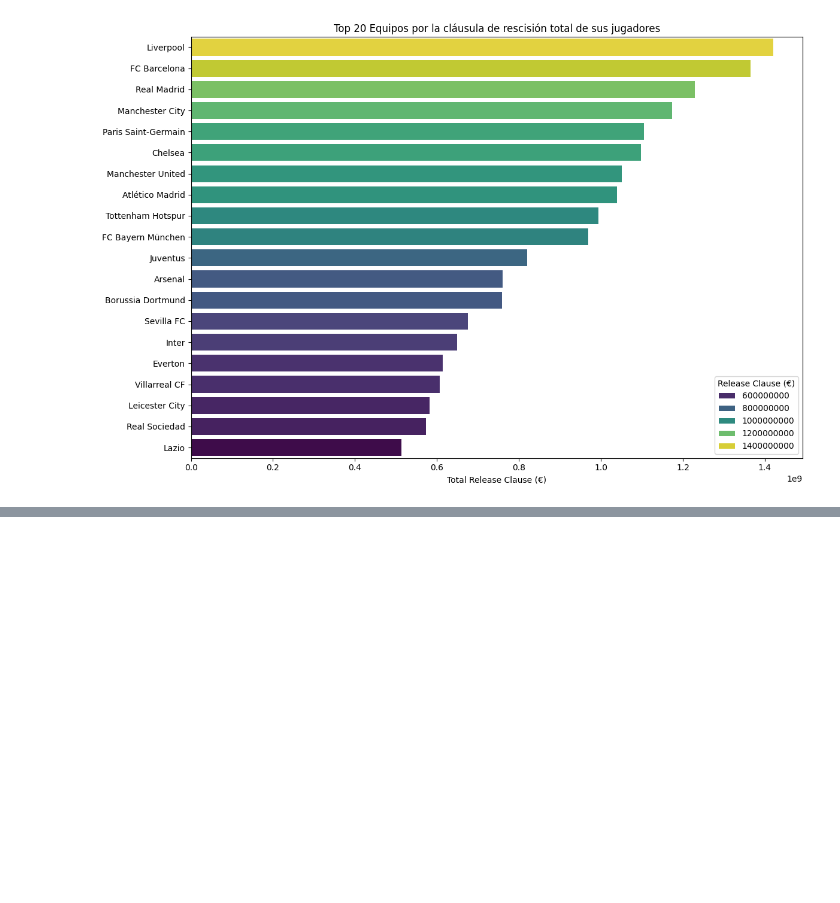
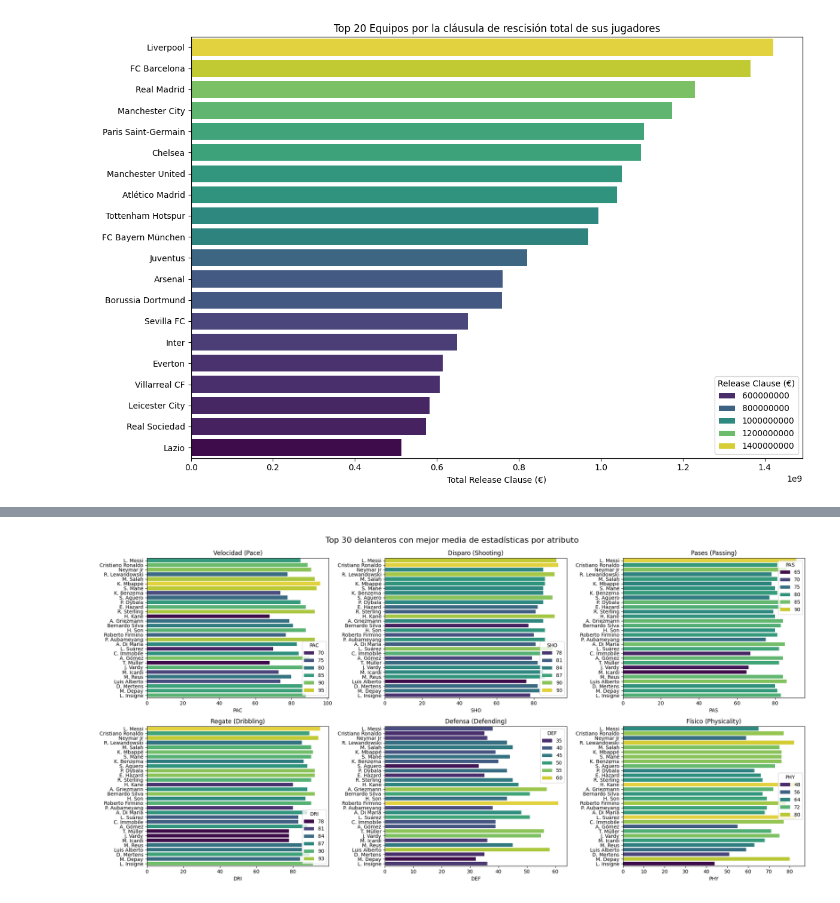
Before and after one commit to Tomaslopera/Fifa_Analysis, a Jupyter notebook: fifa21_analysis.ipynb, the cells around one changed output, grey strips where cells are left out. Saved outputs shown, nothing was run; the diff lists cells and outputs as text; code cells hidden in the pictures; blank space fills up the shorter version.

```diff
--- a/fifa21_analysis.ipynb
+++ b/fifa21_analysis.ipynb
@@ -523,0 +539,28 @@ plt.show()
+# %%
+fig, ax = plt.subplots(2, 3, figsize=(20, 10))
+
+sns.barplot(data=top30_delanteros, x='PAC', y='Name', palette='viridis', ax=ax[0, 0], hue='PAC')
+ax[0, 0].set_title('Velocidad (Pace)')
+ax[0, 0].set_ylabel('')
+sns.barplot(data=top30_delanteros, x='SHO', y='Name', palette='viridis', ax=ax[0, 1], hue='SHO')
+ax[0, 1].set_title('Disparo (Shooting)')
+ax[0, 1].set_ylabel('')
+sns.barplot(data=top30_delanteros, x='PAS', y='Name', palette='viridis', ax=ax[0, 2], hue='PAS')
+ax[0, 2].set_title('Pases (Passing)')
+ax[0, 2].set_ylabel('')
+sns.barplot(data=top30_delanteros, x='DRI', y='Name', palette='viridis', ax=ax[1, 0], hue='DRI')
+ax[1, 0].set_title('Regate (Dribbling)')
+ax[1, 0].set_ylabel('')
+sns.barplot(data=top30_delanteros, x='DEF', y='Name', palette='viridis', ax=ax[1, 1], hue='DEF')
+ax[1, 1].set_title('Defensa (Defending)')
+ax[1, 1].set_ylabel('')
+sns.barplot(data=top30_delanteros, x='PHY', y='Name', palette='viridis', ax=ax[1, 2], hue='PHY')
+ax[1, 2].set_title('Físico (Physicality)')
+ax[1, 2].set_ylabel('')
+
+fig.suptitle('Top 30 delanteros con mejor media de estadísticas por atributo', fontsize=16)
+plt.tight_layout()
+plt.subplots_adjust(top=0.92)
+plt.show()
+# %% [output]
+[figure, added]
```
Also changed, not shown: parts of 3 cells of this notebook, 8 other files.
